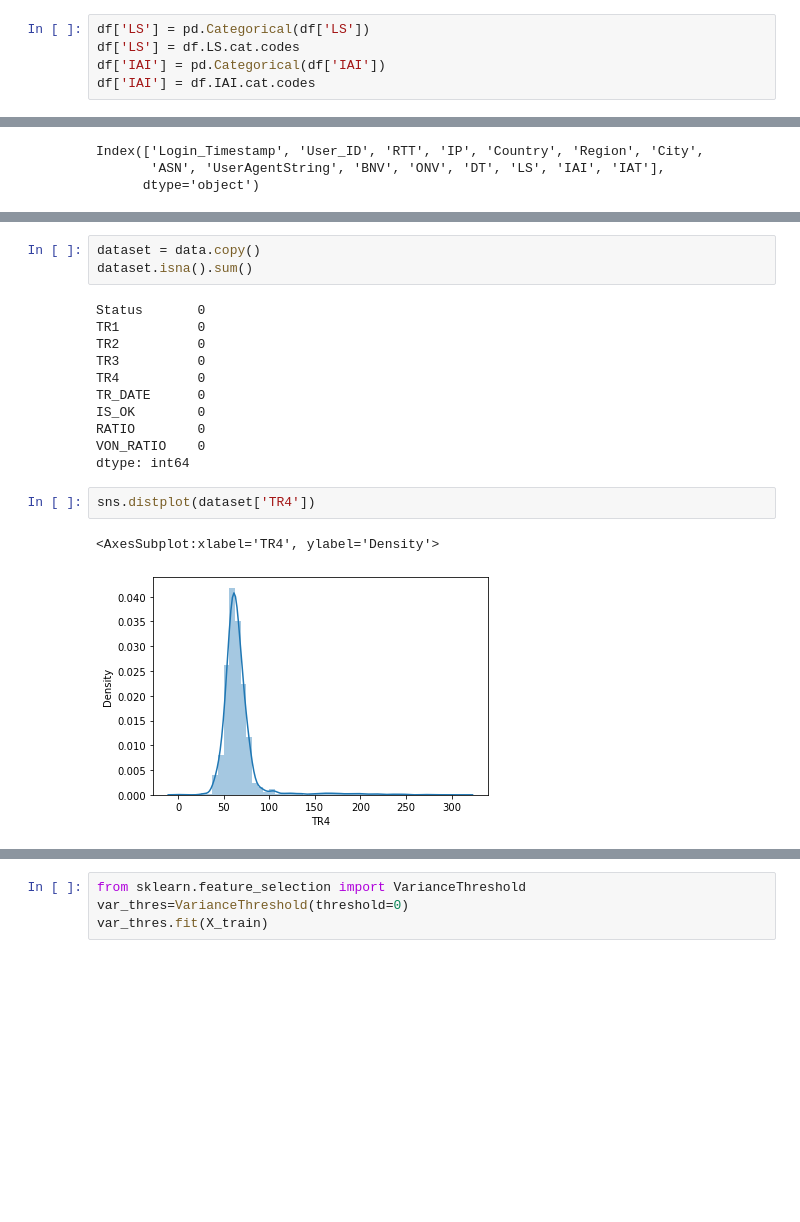
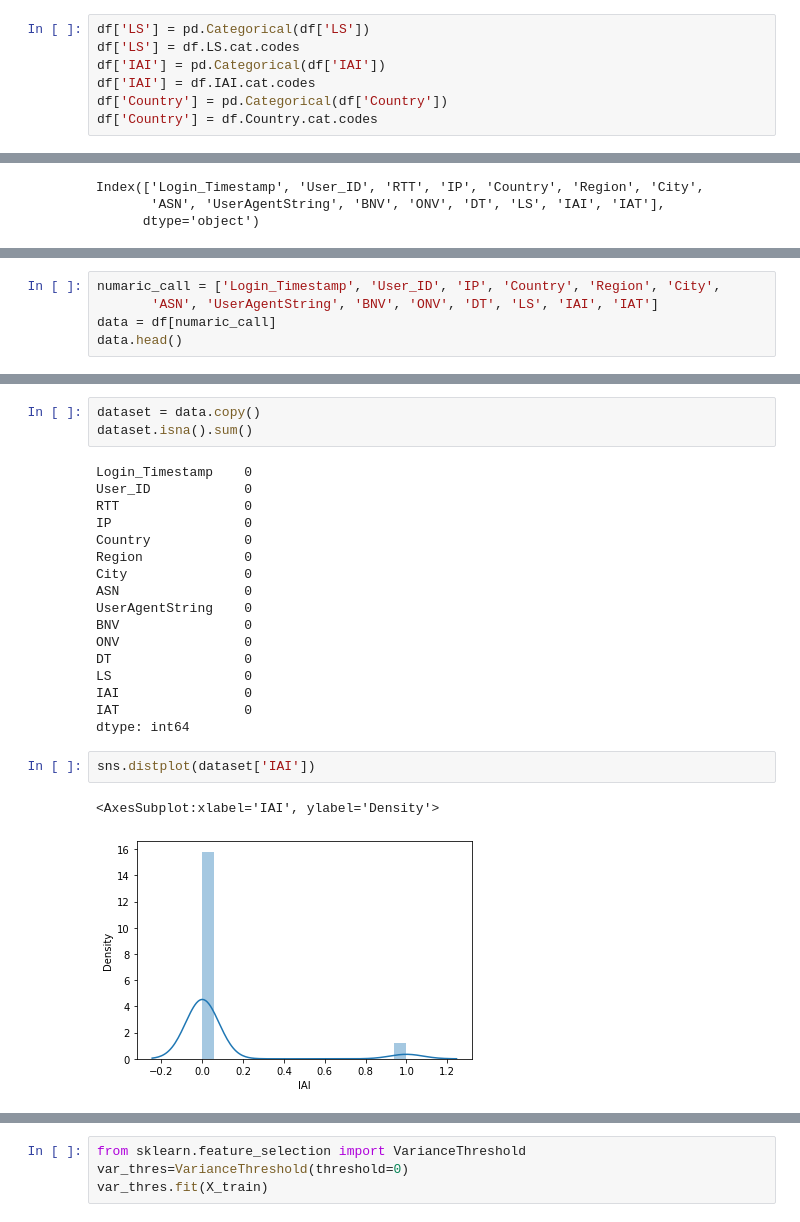
Before and after one commit to digitalhemanth/Data-Science, a Jupyter notebook: Scikit Learn/dataset_2/spark_hadoop_ml_2.ipynb, the cells around one changed output, grey strips where cells are left out. Saved outputs shown, nothing was run; the diff lists cells and outputs as text; blank space fills up the shorter version.

```diff
--- a/Scikit Learn/dataset_2/spark_hadoop_ml_2.ipynb
+++ b/Scikit Learn/dataset_2/spark_hadoop_ml_2.ipynb
@@ -195,6 +189,8 @@ df['LS'] = pd.Categorical(df['LS'])
 df['LS'] = df.LS.cat.codes
 df['IAI'] = pd.Categorical(df['IAI'])
 df['IAI'] = df.IAI.cat.codes
+df['Country'] = pd.Categorical(df['Country'])
+df['Country'] = df.Country.cat.codes
 # %%
 df.head()
 # %% [output]
@@ -246,0 +253,5 @@ data.head()
+# %%
+numaric_call = ['Login_Timestamp', 'User_ID', 'IP', 'Country', 'Region', 'City',
+       'ASN', 'UserAgentString', 'BNV', 'ONV', 'DT', 'LS', 'IAI', 'IAT']
+data = df[numaric_call]
+data.head()
@@ -253,21 +271,27 @@ sns.pairplot(data=data)
 dataset = data.copy()
 dataset.isna().sum()
 # %% [output]
-Status       0
-TR1          0
-TR2          0
-TR3          0
-TR4          0
-TR_DATE      0
-IS_OK        0
-RATIO        0
-VON_RATIO    0
+Login_Timestamp    0
+User_ID            0
+RTT                0
+IP                 0
+Country            0
+Region             0
+City               0
+ASN                0
+UserAgentString    0
+BNV                0
+ONV                0
+DT                 0
+LS                 0
+IAI                0
+IAT                0
 dtype: int64
 # %%
-sns.distplot(dataset['TR4'])
+sns.distplot(dataset['IAI'])
 # %% [output]
-<AxesSubplot:xlabel='TR4', ylabel='Density'>
+<AxesSubplot:xlabel='IAI', ylabel='Density'>
-[figure, old version]
+[figure, new version]
 # %%
 dataset.corr()
 # %% [output]
```
Also changed, not shown: parts of 41 cells of this notebook, 4 other files.
